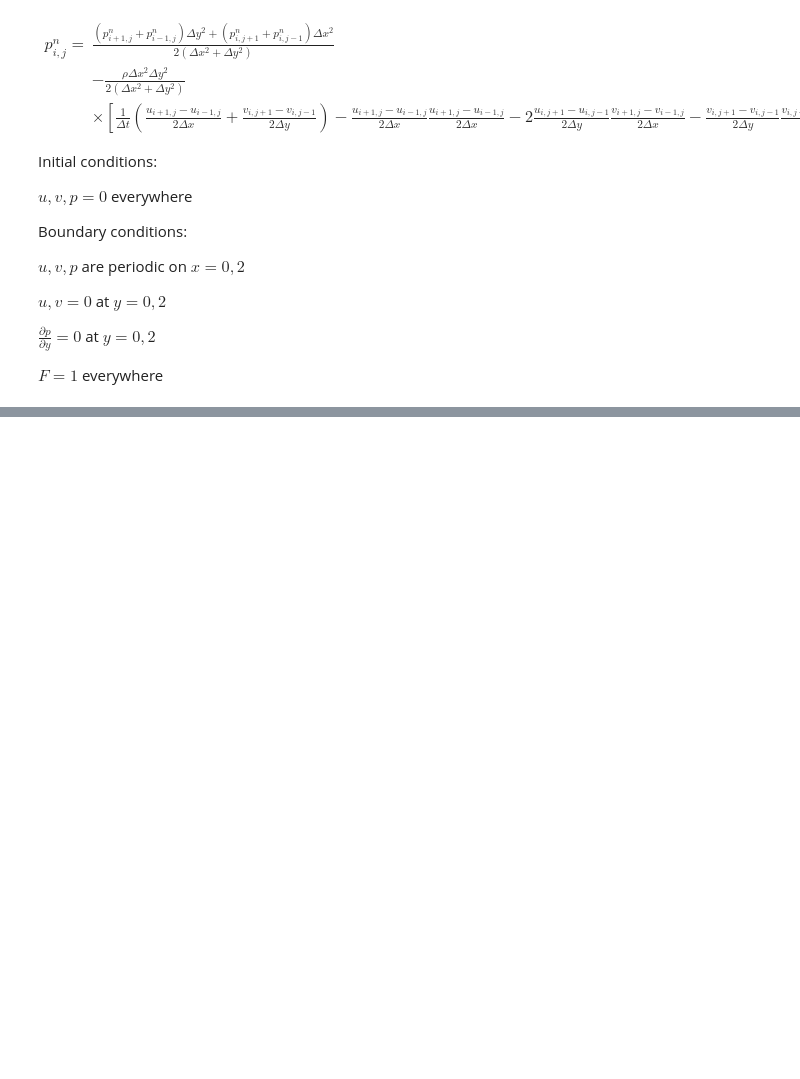
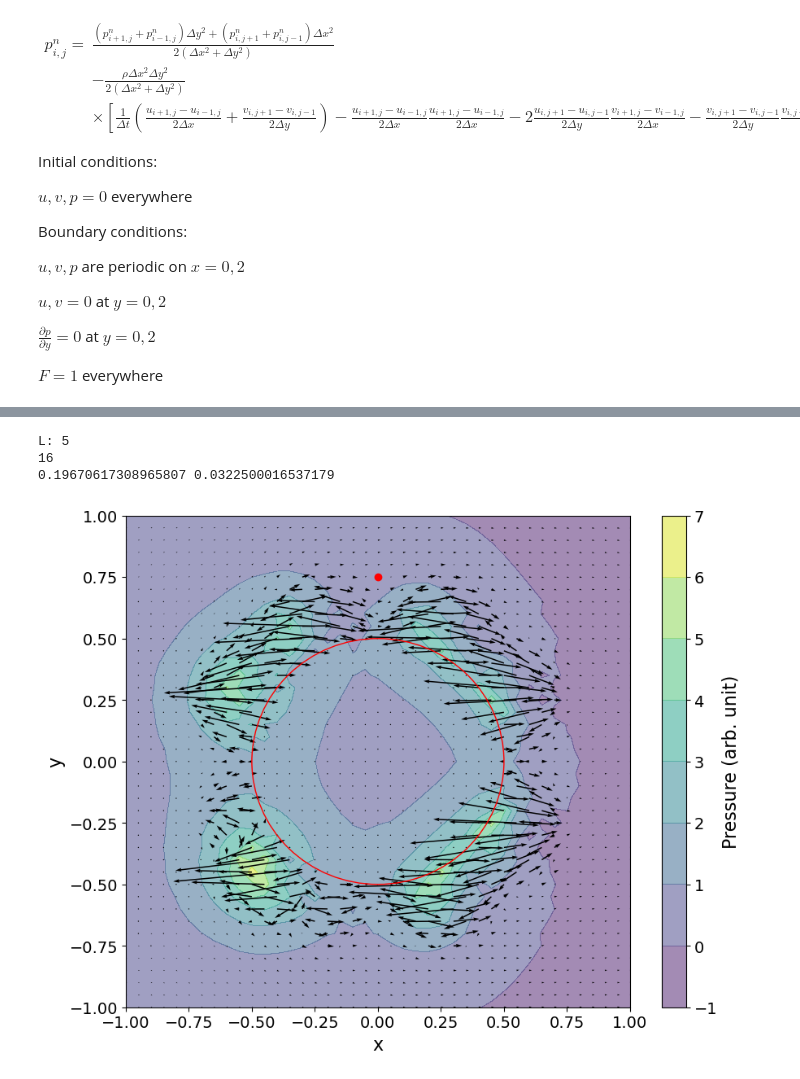
Before and after one commit to liviakong/PHYS-4410, a Jupyter notebook: Skill/Skill Navier-Stokes effects of distant boundaries.ipynb, the cells around one changed output, grey strips where cells are left out. Saved outputs shown, nothing was run; the diff lists cells and outputs as text; code cells hidden in the pictures; blank space fills up the shorter version.

```diff
--- a/Skill/Skill Navier-Stokes effects of distant boundaries.ipynb
+++ b/Skill/Skill Navier-Stokes effects of distant boundaries.ipynb
@@ -268,0 +330,52 @@ pyplot.title('NS distant boundaries: L = '+f'{L}');
+# %%
+dx = 0.05
+dy = 0.05
+L = 5
+#L_lt = [2,3,5,9,16,28,50]
+
+## finding solutions
+print("L: "+str(L))
+u, v, p, stepcount, X, Y, nx, ny, x, y = cavity_flow(L, dx, dy)
+print(stepcount)
+#print(u,v)
+#print(y,x)
+y_ind = np.where(y == 0.75)[0][0]
+x_ind = np.where(x == 0)[0][0]
+#print(y_ind,x_ind)
+print(np.mean(u[y_ind-1:y_ind+1,x_ind-1:x_ind+1]),np.mean(v[y_ind-1:y_ind+1,x_ind-1:x_ind+1]))
+
+
+## plotting
+X_win = X[window(X)[0]:window(X)[1],window(X)[0]:window(X)[1]]
+Y_win = Y[window(Y)[0]:window(Y)[1],window(X)[0]:window(X)[1]]
+p_win = p[window(p)[0]:window(p)[1],window(X)[0]:window(X)[1]]
+u_win = u[window(u)[0]:window(u)[1],window(X)[0]:window(X)[1]]
+v_win = v[window(v)[0]:window(v)[1],window(X)[0]:window(X)[1]]
+
+fig, ax = pyplot.subplots(figsize = (10,8), dpi=100)
+
+pyplot.contourf(X_win, Y_win, p_win, alpha=0.5, cmap=cm.viridis);
+#pyplot.contourf(X, Y, p, alpha=0.5, cmap=cm.viridis)
+cbar = pyplot.colorbar();
+cbar.set_label(label='Pressure (arb. unit)',size=16)
+cbar.ax.tick_params(labelsize=14);
+
+#pyplot.quiver(X_win[::3, ::3], Y_win[::3, ::3], u_win[::3, ::3], v_win[::3, ::3]);
+pyplot.quiver(X_win,Y_win,u_win,v_win)
+#pyplot.quiver(X[::3, ::3],Y[::3, ::3],u[::3, ::3],v[::3, ::3])
+#pyplot.quiver(X[::10, ::10],Y[::10, ::10],u[::10, ::10],v[::10, ::10])
+#pyplot.quiver(X,Y,u,v)
+
+pyplot.plot(0,0.75,'ro');
+circle = pyplot.Circle((0,0),0.5,color='red',fill=False);
+ax.add_patch(circle);
+
+pyplot.xlabel('x',fontsize=16);
+pyplot.ylabel('y',fontsize=16);
+#pyplot.title('NS distant boundaries: L = '+f'{L}');
+ax.tick_params(labelsize=14);
+# %% [output]
+L: 5
+16
+0.19670617308965807 0.0322500016537179
+[figure, added]
```
Also changed, not shown: parts of 17 cells of this notebook.
